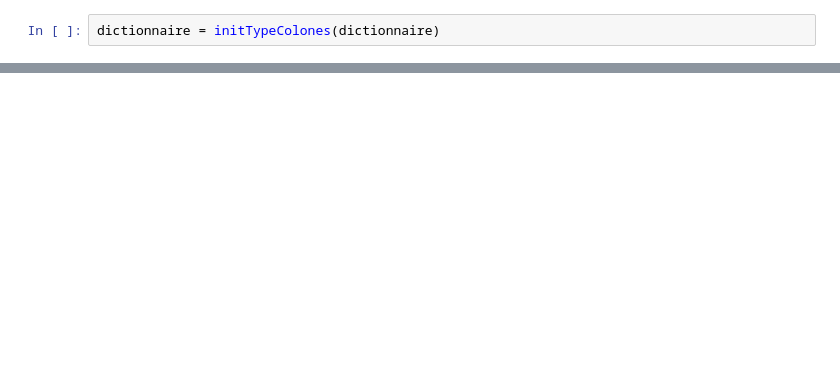
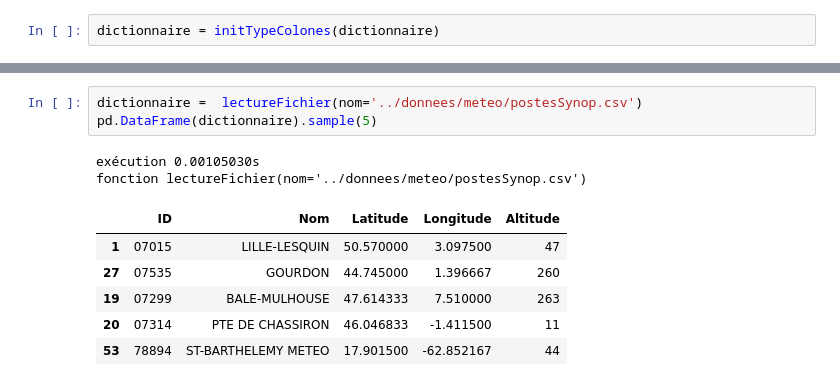
Before and after one commit to rbizoi/PythonLangageFonctionnel, a Jupyter notebook: Support/Corrections/LectureFichierTexteDélimité-EvaluerTypesColonnes.ipynb, the cells around one changed output, grey strips where cells are left out. Saved outputs shown, nothing was run; the diff lists cells and outputs as text; blank space fills up the shorter version.

```diff
--- a/Support/Corrections/LectureFichierTexteDélimité-EvaluerTypesColonnes.ipynb
+++ b/Support/Corrections/LectureFichierTexteDélimité-EvaluerTypesColonnes.ipynb
@@ -244 +244,13 @@ dtypes: float64(45), int64(2), object(12)
 memory usage: 6.7+ MB
+# %%
+dictionnaire =  lectureFichier(nom='../donnees/meteo/postesSynop.csv')
+pd.DataFrame(dictionnaire).sample(5)
+# %% [output]
+exécution 0.00105030s
+fonction lectureFichier(nom='../donnees/meteo/postesSynop.csv')
+|  | ID | Nom | Latitude | Longitude | Altitude |
+| 1 | 07015 | LILLE-LESQUIN | 50.570000 | 3.097500 | 47 |
+| 27 | 07535 | GOURDON | 44.745000 | 1.396667 | 260 |
+| 19 | 07299 | BALE-MULHOUSE | 47.614333 | 7.510000 | 263 |
+| 20 | 07314 | PTE DE CHASSIRON | 46.046833 | -1.411500 | 11 |
+| 53 | 78894 | ST-BARTHELEMY METEO | 17.901500 | -62.852167 | 44 |
```
Also changed, not shown: parts of 7 cells of this notebook.
